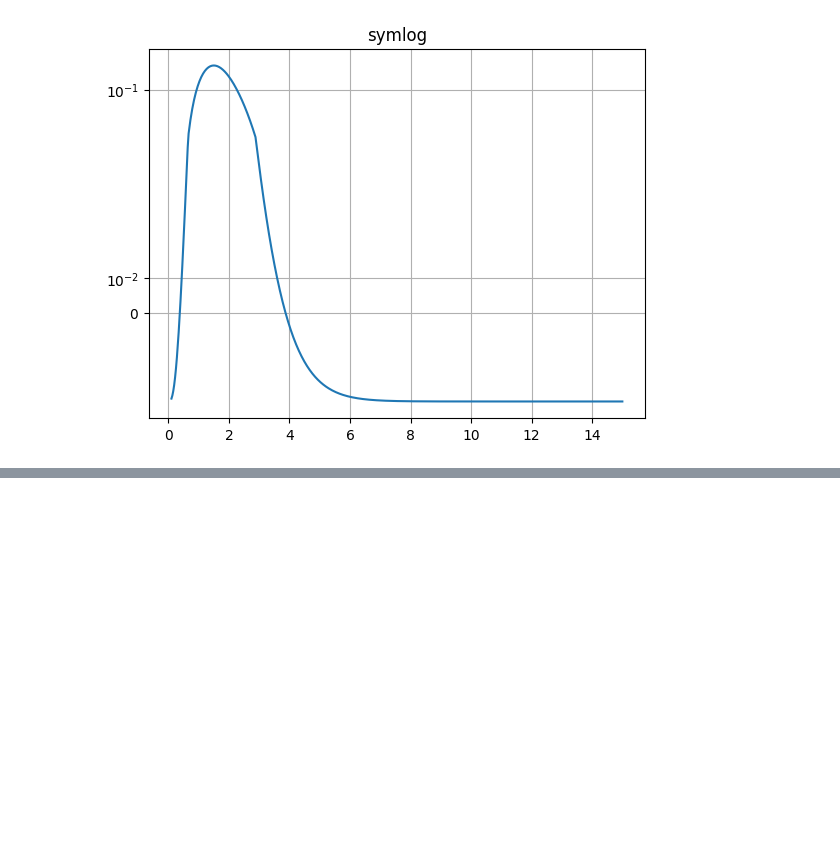
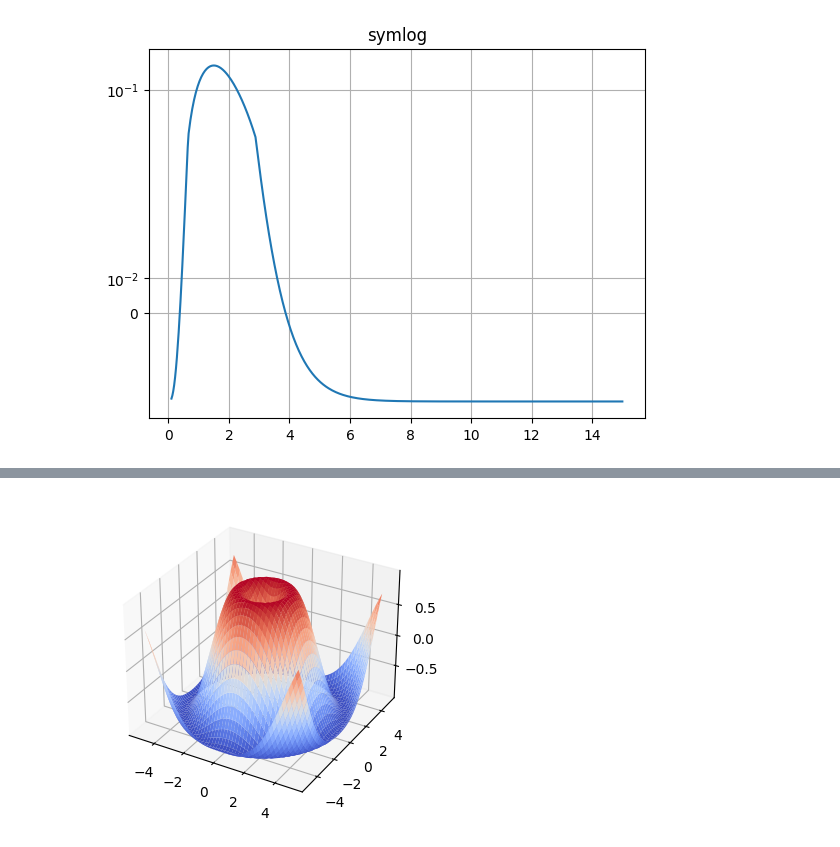
Before and after one commit to dmuman/ML-projects-and-tutorials, a Jupyter notebook: Matplotlib/Tutorials/matplotlib_tutorial_ukr.ipynb, the cells around one changed output, grey strips where cells are left out. Cells and saved outputs as stored; diff of their text form; code cells hidden in the pictures; blank space fills up the shorter version.

Commit message:
Updated Matplotlib tutorial

```diff
--- a/Matplotlib/Tutorials/matplotlib_tutorial_ukr.ipynb
+++ b/Matplotlib/Tutorials/matplotlib_tutorial_ukr.ipynb
@@ -412,0 +467,14 @@ plt.show()
+# %%
+x = np.linspace(-5, 5, 50)
+y = np.linspace(-5, 5, 50)
+X, Y = np.meshgrid(x, y)
+R = np.sqrt(X**2 + Y**2)
+Z = np.sin(R)
+
+figure = plt.figure(1, figsize = (12, 4))
+subplot3d = plt.subplot(111, projection="3d")
+surface = subplot3d.plot_surface(X, Y, Z, rstride=1, cstride=1,
+                                 cmap=matplotlib.cm.coolwarm, linewidth=0.1)
+plt.show()
+# %% [output]
+[figure, added]
```
Also changed, not shown: parts of 52 cells of this notebook.
